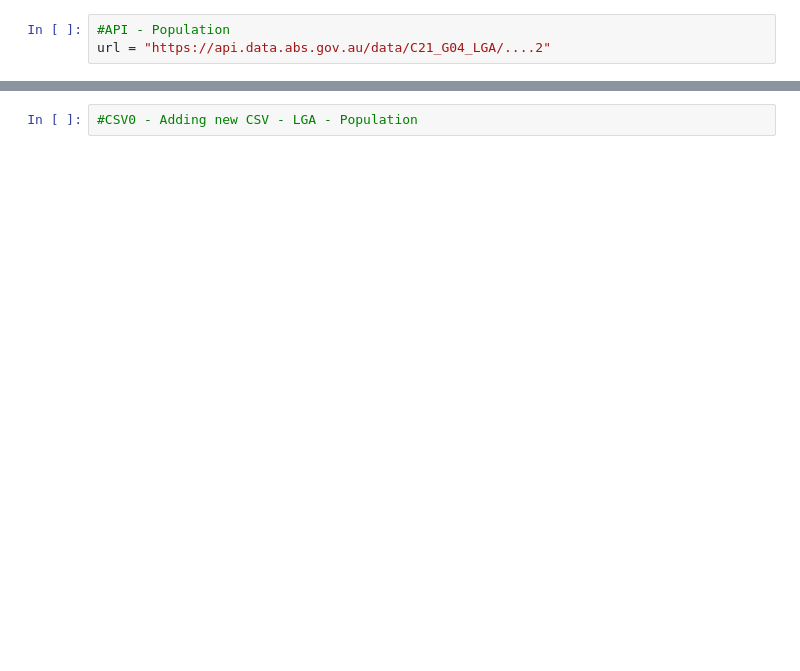
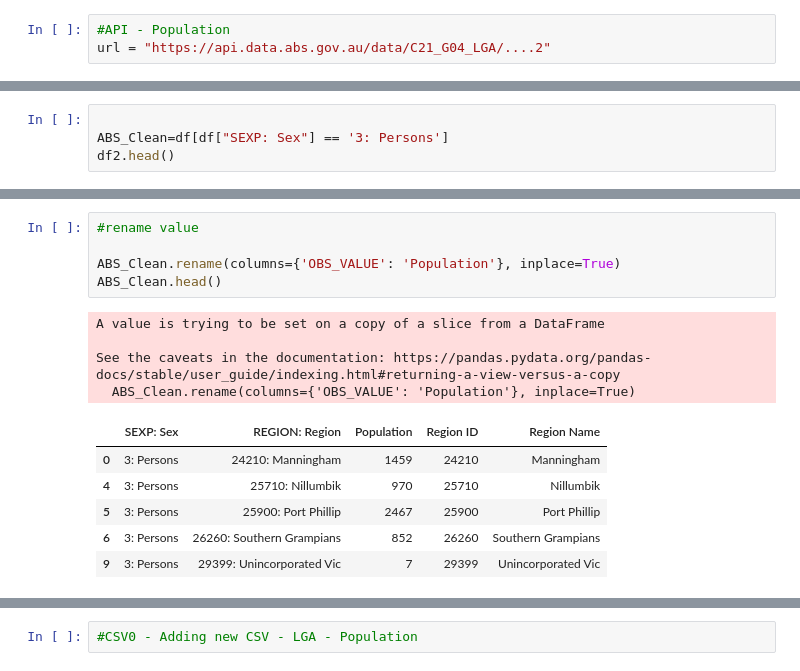
Before and after one commit to DanteC1997/Team3Project2, a Jupyter notebook: API - Project 2.ipynb, the cells around one changed output, grey strips where cells are left out. Saved outputs shown, nothing was run; the diff lists cells and outputs as text; blank space fills up the shorter version.

```diff
--- a/API - Project 2.ipynb
+++ b/API - Project 2.ipynb
@@ -42,0 +66,4 @@ df.head()
+# %%
+
+ABS_Clean=df[df["SEXP: Sex"] == '3: Persons']
+df2.head()
@@ -42,0 +77,16 @@ df.head()
+# %%
+#rename value
+
+ABS_Clean.rename(columns={'OBS_VALUE': 'Population'}, inplace=True)
+ABS_Clean.head()
+# %% [output]
+A value is trying to be set on a copy of a slice from a DataFrame
+
+See the caveats in the documentation: https://pandas.pydata.org/pandas-docs/stable/user_guide/indexing.html#returning-a-view-versus-a-copy
+  ABS_Clean.rename(columns={'OBS_VALUE': 'Population'}, inplace=True)
+|  | SEXP: Sex | REGION: Region | Population | Region ID | Region Name |
+| 0 | 3: Persons | 24210: Manningham | 1459 | 24210 | Manningham |
+| 4 | 3: Persons | 25710: Nillumbik | 970 | 25710 | Nillumbik |
+| 5 | 3: Persons | 25900: Port Phillip | 2467 | 25900 | Port Phillip |
+| 6 | 3: Persons | 26260: Southern Grampians | 852 | 26260 | Southern Grampians |
+| 9 | 3: Persons | 29399: Unincorporated Vic | 7 | 29399 | Unincorporated Vic |
```
Also changed, not shown: parts of 23 cells of this notebook.
